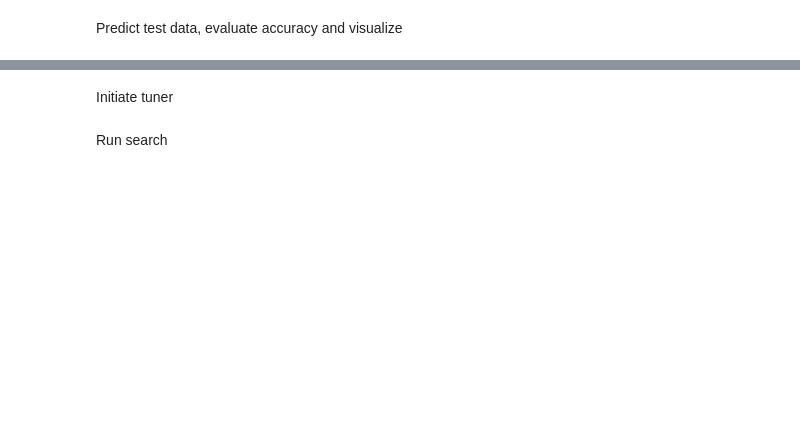
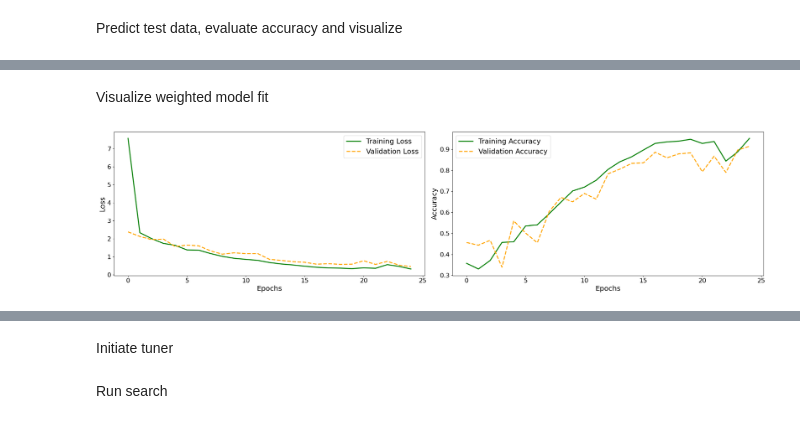
Before and after one commit to BradleyEdelman/Alzheimers-MRI-Classification, a Jupyter notebook: notebooks_jupyter/02_custom_CNN_jupyter.ipynb, the cells around one changed output, grey strips where cells are left out. Cells and saved outputs as stored; diff of their text form; code cells hidden in the pictures; blank space fills up the shorter version.

```diff
--- a/notebooks_jupyter/02_custom_CNN_jupyter.ipynb
+++ b/notebooks_jupyter/02_custom_CNN_jupyter.ipynb
@@ -157,0 +243,10 @@ Define hyperparameters to tune and the corresponding parameter space
+# %%
+# Save model and history files
+model_weighted.save(results_dir_02 / 'model_custom_CNN_weighted.h5')
+print(f"Model saved to {results_dir_02 / 'model_custom_CNN_weighted.h5'}")
+
+file_name = results_dir_02 / 'history_custom_CNN_weighted.pkl'
+with open(file_name, 'wb') as f:
+    pickle.dump(history_weighted, f)
+
+print(f"Data saved to {file_name}")
@@ -157,0 +257,11 @@ Define hyperparameters to tune and the corresponding parameter space
+# %% [markdown]
+Visualize weighted model fit
+# %%
+file_name = results_dir_02 / 'history_custom_CNN_weighted.pkl'
+with open(file_name, 'rb') as f:
+    history_weighted = pickle.load(f)
+clear_output(wait=False)
+
+visualize_training(history_weighted)
+# %% [output]
+[figure, added]
```
Also changed, not shown: parts of 22 cells of this notebook, 10 other files.
